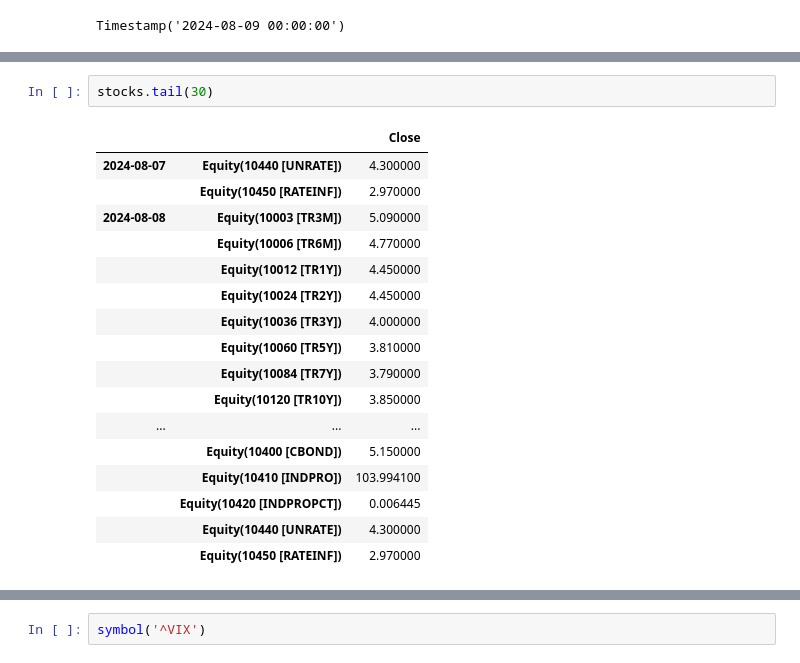
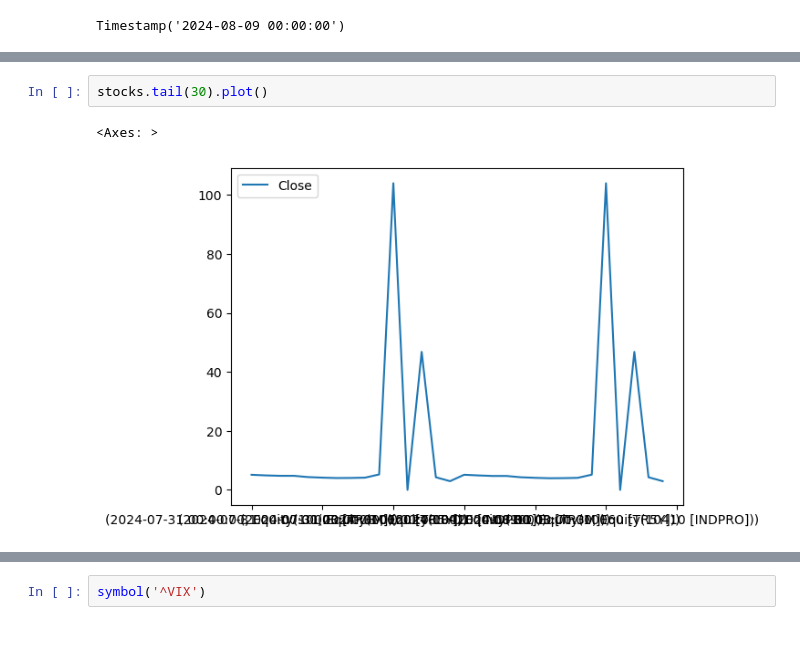
Before and after one commit to Moccazio/sharadar_db_bundle, a Jupyter notebook: notebook/01_basic_pipeline.ipynb, the cells around one changed output, grey strips where cells are left out. Saved outputs shown, nothing was run; the diff lists cells and outputs as text; blank space fills up the shorter version.

```diff
--- a/notebook/01_basic_pipeline.ipynb
+++ b/notebook/01_basic_pipeline.ipynb
@@ -94,20 +101,5 @@ stocks.head(30)
 # %%
-stocks.tail(30)
+stocks.tail(30).plot()
 # %% [output]
-|  |  | Close |
-| 2024-08-07 | Equity(10440 [UNRATE]) | 4.300000 |
-|  | Equity(10450 [RATEINF]) | 2.970000 |
-| 2024-08-08 | Equity(10003 [TR3M]) | 5.090000 |
-|  | Equity(10006 [TR6M]) | 4.770000 |
-|  | Equity(10012 [TR1Y]) | 4.450000 |
-|  | Equity(10024 [TR2Y]) | 4.450000 |
-|  | Equity(10036 [TR3Y]) | 4.000000 |
-|  | Equity(10060 [TR5Y]) | 3.810000 |
-|  | Equity(10084 [TR7Y]) | 3.790000 |
-|  | Equity(10120 [TR10Y]) | 3.850000 |
-| ... | ... | ... |
-|  | Equity(10400 [CBOND]) | 5.150000 |
-|  | Equity(10410 [INDPRO]) | 103.994100 |
-|  | Equity(10420 [INDPROPCT]) | 0.006445 |
-|  | Equity(10440 [UNRATE]) | 4.300000 |
-|  | Equity(10450 [RATEINF]) | 2.970000 |
+<Axes: >
+[figure, added]
```
Also changed, not shown: parts of 11 cells of this notebook.
